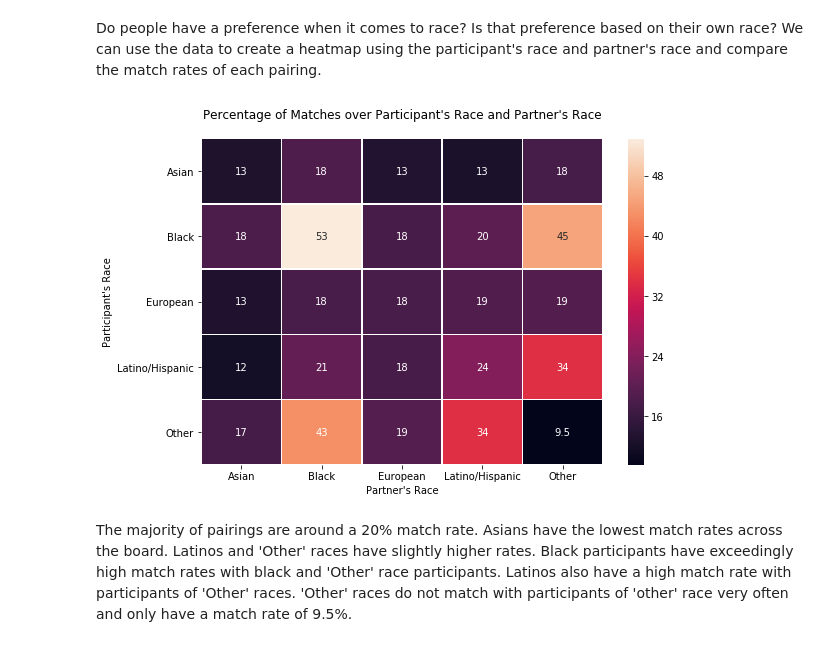
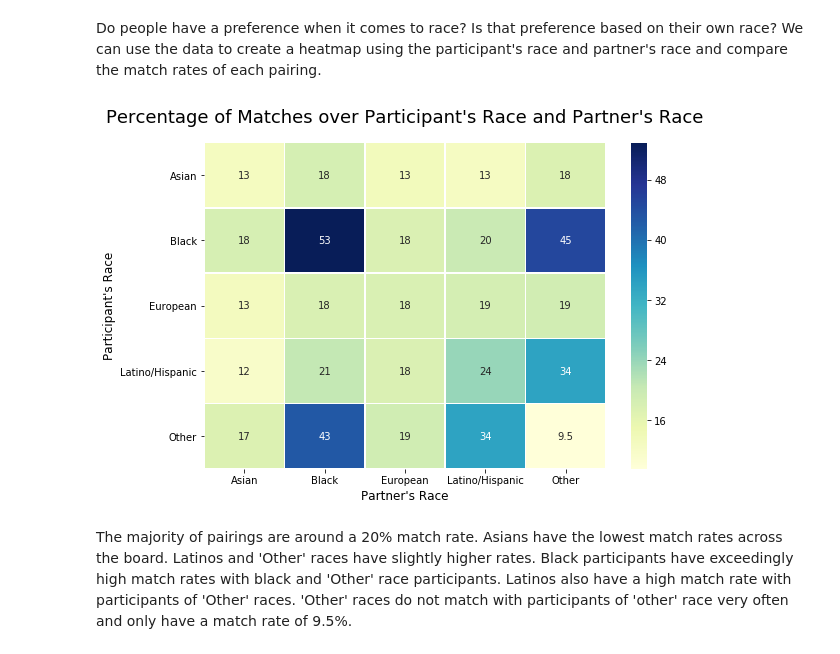
Before and after one commit to egao7/egao7.github.io, a Jupyter notebook: FinalTutorial/Gao_Eric_FinalTutorial.ipynb, the cells around one changed output. Saved outputs shown, nothing was run; the diff lists cells and outputs as text; code cells hidden in the pictures.

```diff
--- a/FinalTutorial/Gao_Eric_FinalTutorial.ipynb
+++ b/FinalTutorial/Gao_Eric_FinalTutorial.ipynb
@@ -205,38 +205,38 @@ race_actual_match_dict = dict.fromkeys(race_tuples,0)
 
 #record values for both dictionaries
 for index, row in data.iterrows():
     opposite_race = race_codes[row['race_o']]
     race_match_dict[(row['race_desc'],opposite_race)] = race_match_dict[(row['race_desc'],opposite_race)] + 1
     if row['match'] == 1 :
         race_actual_match_dict[(row['race_desc'],opposite_race)] = race_actual_match_dict[(row['race_desc'],opposite_race)] + 1
 
 # create dataframe for heatmap
 raceDf = pd.DataFrame()
 races = []
 partner_races = []
 matches = []
 for rtuple in race_tuples:
     races.append(rtuple[0])
     partner_races.append(rtuple[1])
     # calculate match rate (matches / total number of dates)*100
     matches.append(race_actual_match_dict[rtuple]/race_match_dict[rtuple] * 100)
 raceDf['race'] = races
 raceDf['partner_race'] = partner_races
 raceDf['match %'] = matches
 
 # transpose the data to be more readable (and to fit the heatmap method's specifications)
 raceDf = raceDf.pivot("race","partner_race","match %")
 
 # plot the heatmap of match rates between race pairings
 f, ax = plt.subplots(figsize=(9, 6))
 plot_index += 1
-sns.heatmap(raceDf, annot=True, linewidths=.5, ax=ax)
-plt.title("Percentage of Matches over Participant's Race and Partner's Race",pad=20.0)
-plt.ylabel('Participant\'s Race')
-plt.xlabel('Partner\'s Race')
+sns.heatmap(raceDf, annot=True, linewidths=.5, ax=ax,cmap="YlGnBu")
+plt.title("Percentage of Matches over Participant's Race and Partner's Race",pad=20.0, fontsize=18)
+plt.ylabel('Participant\'s Race', fontsize=12)
+plt.xlabel('Partner\'s Race', fontsize=12)
 plt.show()
 # %% [output]
-[figure, old version]
+[figure, new version]
 # %% [markdown]
 The majority of pairings are around a 20% match rate. Asians have the lowest match rates across the board. Latinos and 'Other' races have slightly higher rates. Black participants have exceedingly high match rates with black and 'Other' race participants. Latinos also have a high match rate with participants of 'Other' races. 'Other' races do not match with participants of 'other' race very often and only have a match rate of 9.5%.
 # %% [markdown]
```
Also changed, not shown: parts of 4 cells of this notebook, 1 other file.
